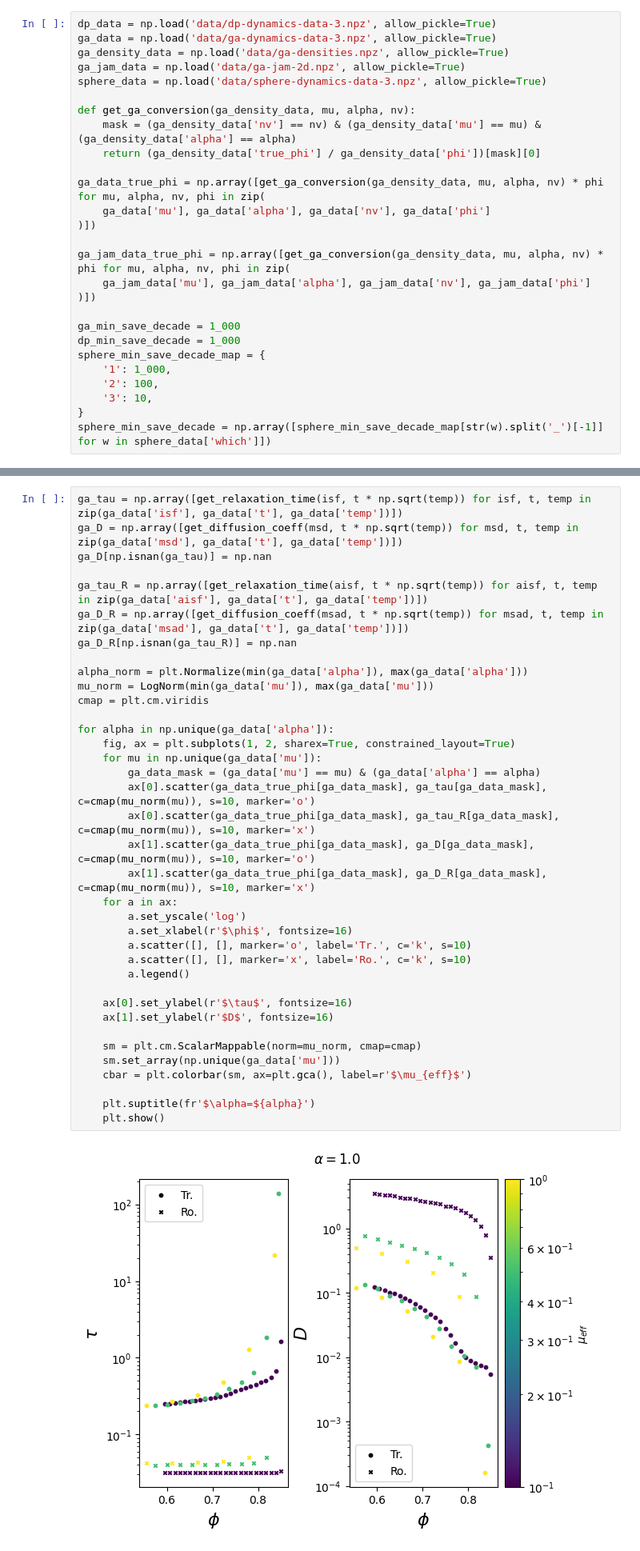
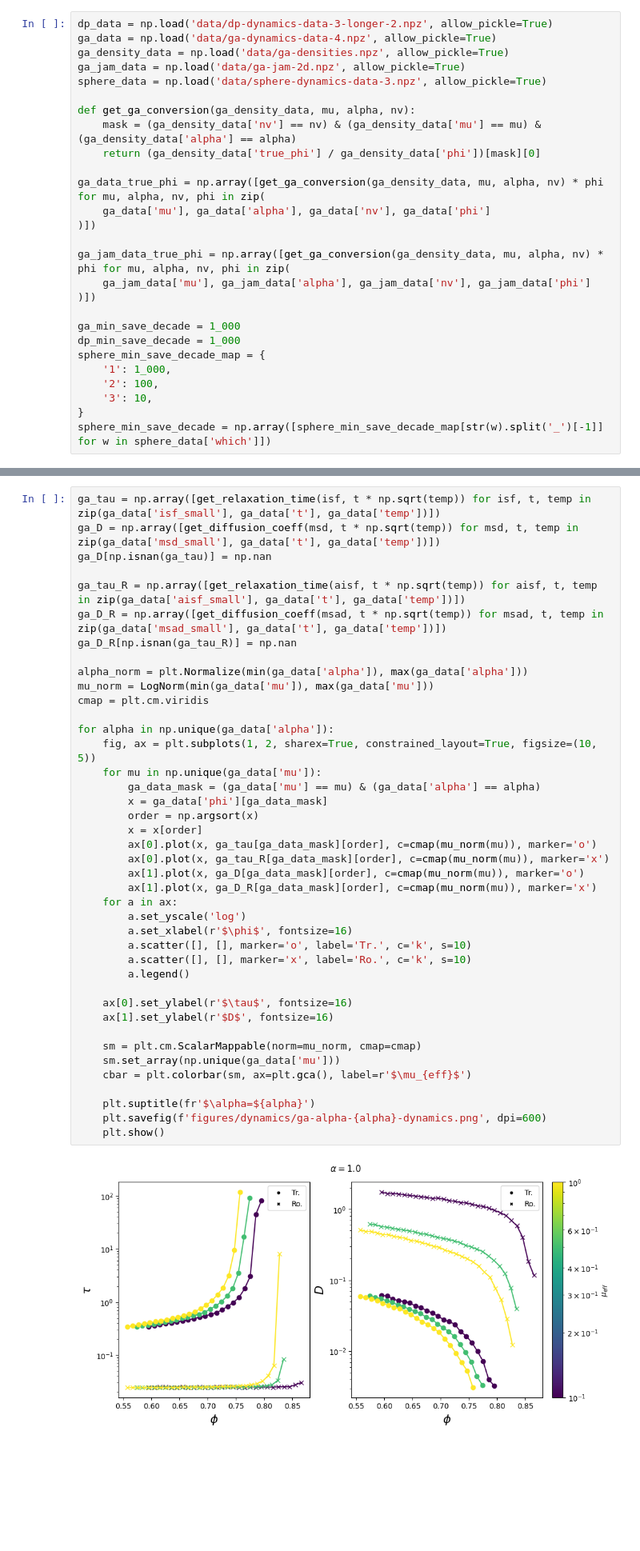
Before and after one commit to mmccraw98/notebooks-spring-26, a Jupyter notebook: 01/grant/analyzing-server-data/test.ipynb, the cells around one changed output, grey strips where cells are left out. Shown at 80% size. Cells and saved outputs as stored; diff of their text form; blank space fills up the shorter version.

Commit message:
added dynamics figures

```diff
--- a/01/grant/analyzing-server-data/test.ipynb
+++ b/01/grant/analyzing-server-data/test.ipynb
@@ -17,6 +22,6 @@ def get_diffusion_coeff(m, t, dim=2, scale=1):
 # %%
-dp_data = np.load('data/dp-dynamics-data-3.npz', allow_pickle=True)
-ga_data = np.load('data/ga-dynamics-data-3.npz', allow_pickle=True)
+dp_data = np.load('data/dp-dynamics-data-3-longer-2.npz', allow_pickle=True)
+ga_data = np.load('data/ga-dynamics-data-4.npz', allow_pickle=True)
 ga_density_data = np.load('data/ga-densities.npz', allow_pickle=True)
 ga_jam_data = np.load('data/ga-jam-2d.npz', allow_pickle=True)
 sphere_data = np.load('data/sphere-dynamics-data-3.npz', allow_pickle=True)
@@ -74,41 +79,45 @@ plt.savefig('figures/ga/phi-j.png', dpi=600)
 # %% [markdown]
 # GA Dynamics Data
 # %%
-ga_tau = np.array([get_relaxation_time(isf, t * np.sqrt(temp)) for isf, t, temp in zip(ga_data['isf'], ga_data['t'], ga_data['temp'])])
-ga_D = np.array([get_diffusion_coeff(msd, t * np.sqrt(temp)) for msd, t, temp in zip(ga_data['msd'], ga_data['t'], ga_data['temp'])])
+ga_tau = np.array([get_relaxation_time(isf, t * np.sqrt(temp)) for isf, t, temp in zip(ga_data['isf_small'], ga_data['t'], ga_data['temp'])])
+ga_D = np.array([get_diffusion_coeff(msd, t * np.sqrt(temp)) for msd, t, temp in zip(ga_data['msd_small'], ga_data['t'], ga_data['temp'])])
 ga_D[np.isnan(ga_tau)] = np.nan
 
-ga_tau_R = np.array([get_relaxation_time(aisf, t * np.sqrt(temp)) for aisf, t, temp in zip(ga_data['aisf'], ga_data['t'], ga_data['temp'])])
-ga_D_R = np.array([get_diffusion_coeff(msad, t * np.sqrt(temp)) for msad, t, temp in zip(ga_data['msad'], ga_data['t'], ga_data['temp'])])
+ga_tau_R = np.array([get_relaxation_time(aisf, t * np.sqrt(temp)) for aisf, t, temp in zip(ga_data['aisf_small'], ga_data['t'], ga_data['temp'])])
+ga_D_R = np.array([get_diffusion_coeff(msad, t * np.sqrt(temp)) for msad, t, temp in zip(ga_data['msad_small'], ga_data['t'], ga_data['temp'])])
 ga_D_R[np.isnan(ga_tau_R)] = np.nan
 
 alpha_norm = plt.Normalize(min(ga_data['alpha']), max(ga_data['alpha']))
 mu_norm = LogNorm(min(ga_data['mu']), max(ga_data['mu']))
 cmap = plt.cm.viridis
 
 for alpha in np.unique(ga_data['alpha']):
-    fig, ax = plt.subplots(1, 2, sharex=True, constrained_layout=True)
+    fig, ax = plt.subplots(1, 2, sharex=True, constrained_layout=True, figsize=(10, 5))
     for mu in np.unique(ga_data['mu']):
         ga_data_mask = (ga_data['mu'] == mu) & (ga_data['alpha'] == alpha)
-        ax[0].scatter(ga_data_true_phi[ga_data_mask], ga_tau[ga_data_mask], c=cmap(mu_norm(mu)), s=10, marker='o')
-        ax[0].scatter(ga_data_true_phi[ga_data_mask], ga_tau_R[ga_data_mask], c=cmap(mu_norm(mu)), s=10, marker='x')
-        ax[1].scatter(ga_data_true_phi[ga_data_mask], ga_D[ga_data_mask], c=cmap(mu_norm(mu)), s=10, marker='o')
-        ax[1].scatter(ga_data_true_phi[ga_data_mask], ga_D_R[ga_data_mask], c=cmap(mu_norm(mu)), s=10, marker='x')
+        x = ga_data['phi'][ga_data_mask]
+        order = np.argsort(x)
+        x = x[order]
+        ax[0].plot(x, ga_tau[ga_data_mask][order], c=cmap(mu_norm(mu)), marker='o')
+        ax[0].plot(x, ga_tau_R[ga_data_mask][order], c=cmap(mu_norm(mu)), marker='x')
+        ax[1].plot(x, ga_D[ga_data_mask][order], c=cmap(mu_norm(mu)), marker='o')
+        ax[1].plot(x, ga_D_R[ga_data_mask][order], c=cmap(mu_norm(mu)), marker='x')
     for a in ax:
         a.set_yscale('log')
         a.set_xlabel(r'$\phi$', fontsize=16)
         a.scatter([], [], marker='o', label='Tr.', c='k', s=10)
         a.scatter([], [], marker='x', label='Ro.', c='k', s=10)
         a.legend()
 
     ax[0].set_ylabel(r'$\tau$', fontsize=16)
     ax[1].set_ylabel(r'$D$', fontsize=16)
 
     sm = plt.cm.ScalarMappable(norm=mu_norm, cmap=cmap)
     sm.set_array(np.unique(ga_data['mu']))
     cbar = plt.colorbar(sm, ax=plt.gca(), label=r'$\mu_{eff}$')
 
     plt.suptitle(fr'$\alpha=${alpha}')
+    plt.savefig(f'figures/dynamics/ga-alpha-{alpha}-dynamics.png', dpi=600)
     plt.show()
 # %% [output]
-[figure, old version]
+[figure, new version]
```
Also changed, not shown: parts of 13 cells of this notebook, 13 other files.
